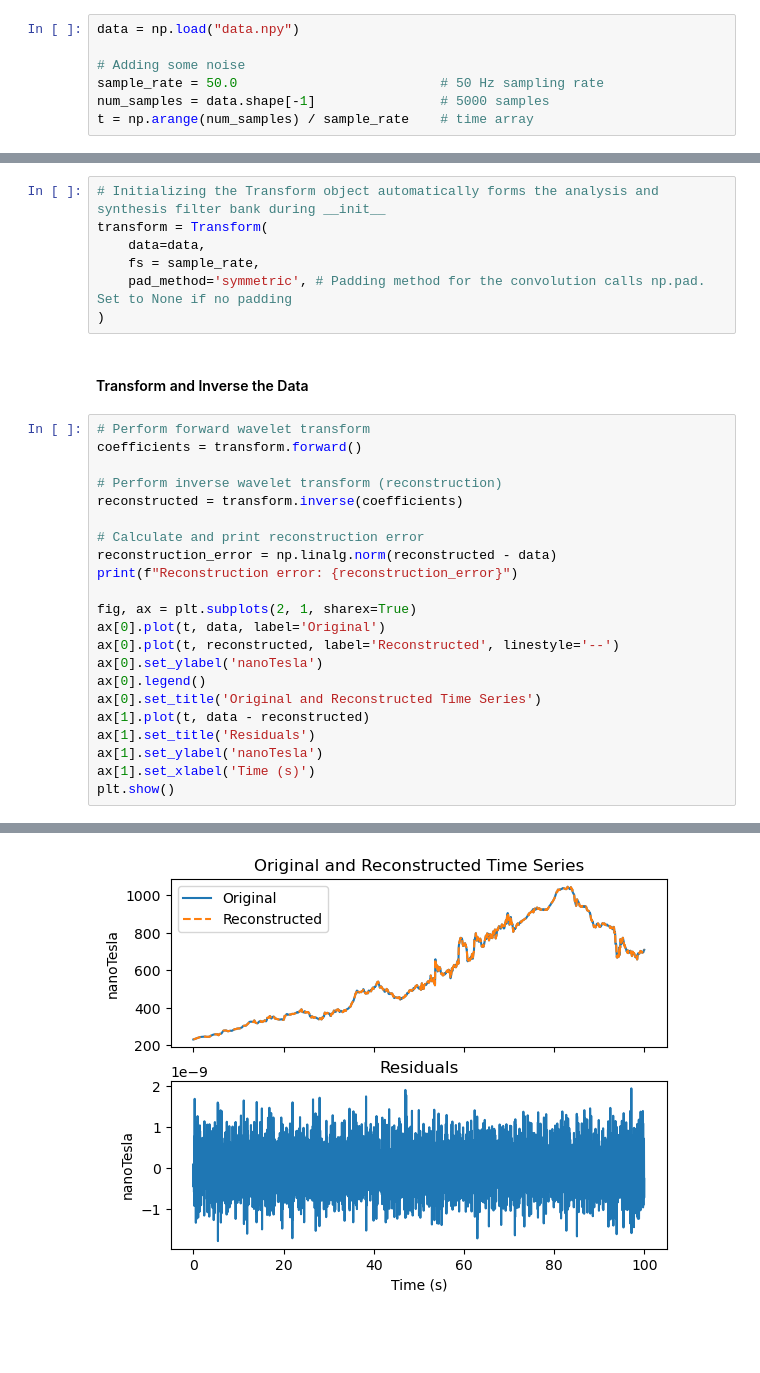
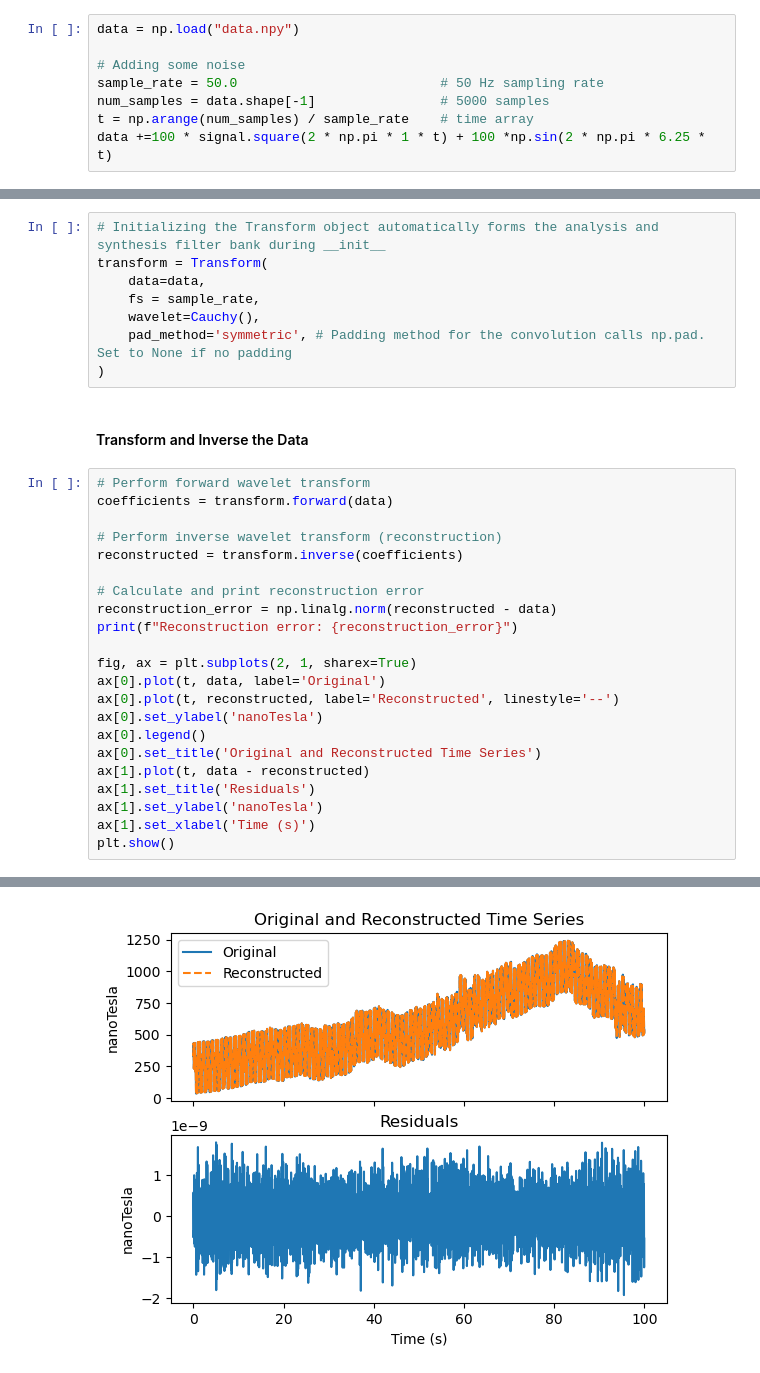
Before and after one commit to aphoffmann/InvertibleWavelets, a Jupyter notebook: ExampleUsage.ipynb, the cells around one changed output, grey strips where cells are left out. Cells and saved outputs as stored; diff of their text form; blank space fills up the shorter version.

```diff
--- a/ExampleUsage.ipynb
+++ b/ExampleUsage.ipynb
@@ -12,6 +14,7 @@ data = np.load("data.npy")
 sample_rate = 50.0                          # 50 Hz sampling rate
 num_samples = data.shape[-1]                # 5000 samples
 t = np.arange(num_samples) / sample_rate    # time array
+data +=100 * signal.square(2 * np.pi * 1 * t) + 100 *np.sin(2 * np.pi * 6.25 * t)
 # %% [markdown]
 #### Create Transform Object and Analysis Filters
 # %%
@@ -19,13 +22,14 @@ t = np.arange(num_samples) / sample_rate    # time array
 transform = Transform(
     data=data,
     fs = sample_rate,
+    wavelet=Cauchy(),
     pad_method='symmetric', # Padding method for the convolution calls np.pad. Set to None if no padding
 )
 # %% [markdown]
 #### Transform and Inverse the Data
 # %%
 # Perform forward wavelet transform
-coefficients = transform.forward()
+coefficients = transform.forward(data)
 
 # Perform inverse wavelet transform (reconstruction)
 reconstructed = transform.inverse(coefficients)
@@ -50 +54 @@ Reconstruction error: 3.8466403842534866e-08
-[figure, old version]
+[figure, new version]
```
Also changed, not shown: parts of 5 cells of this notebook, 3 other files.
